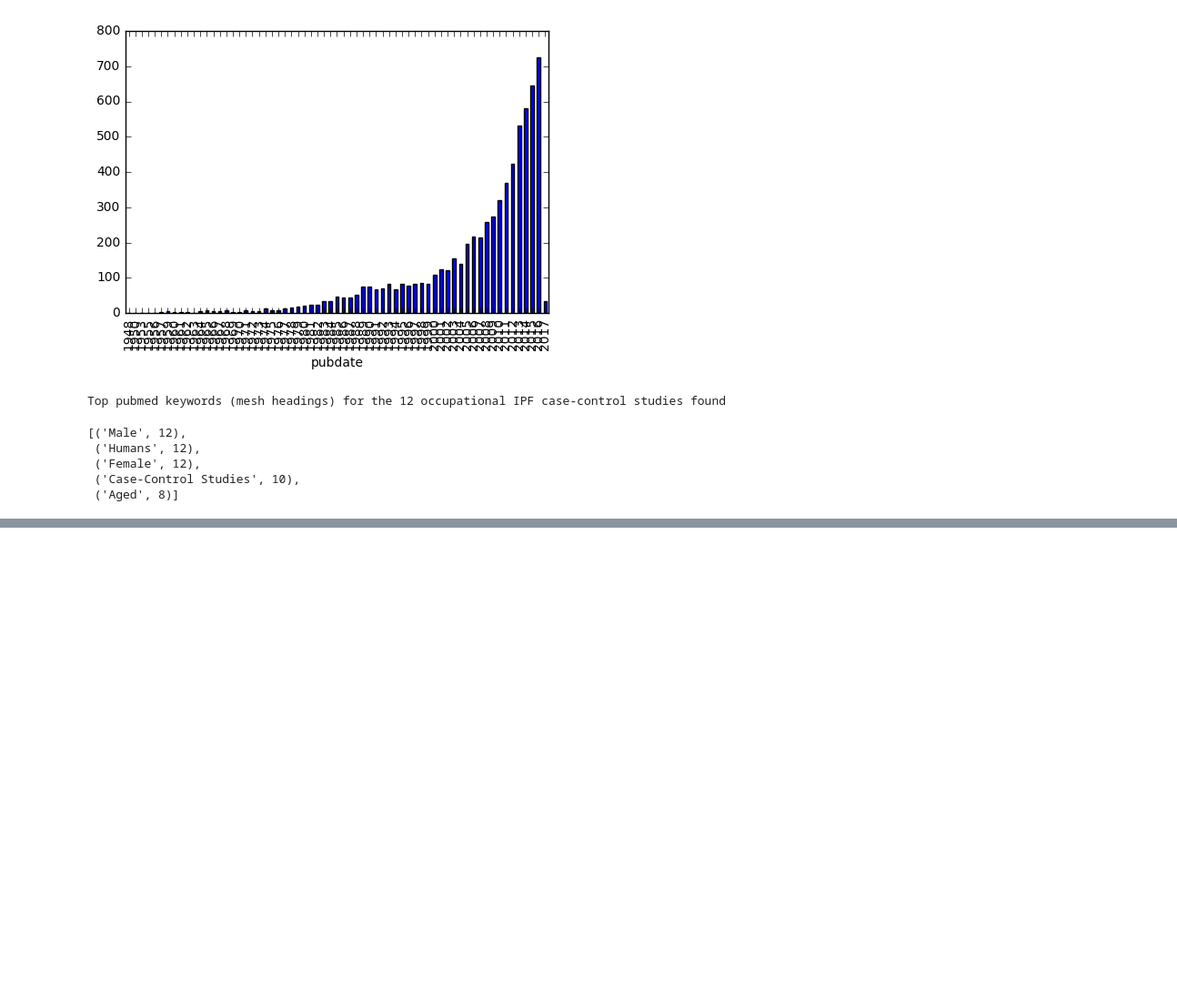
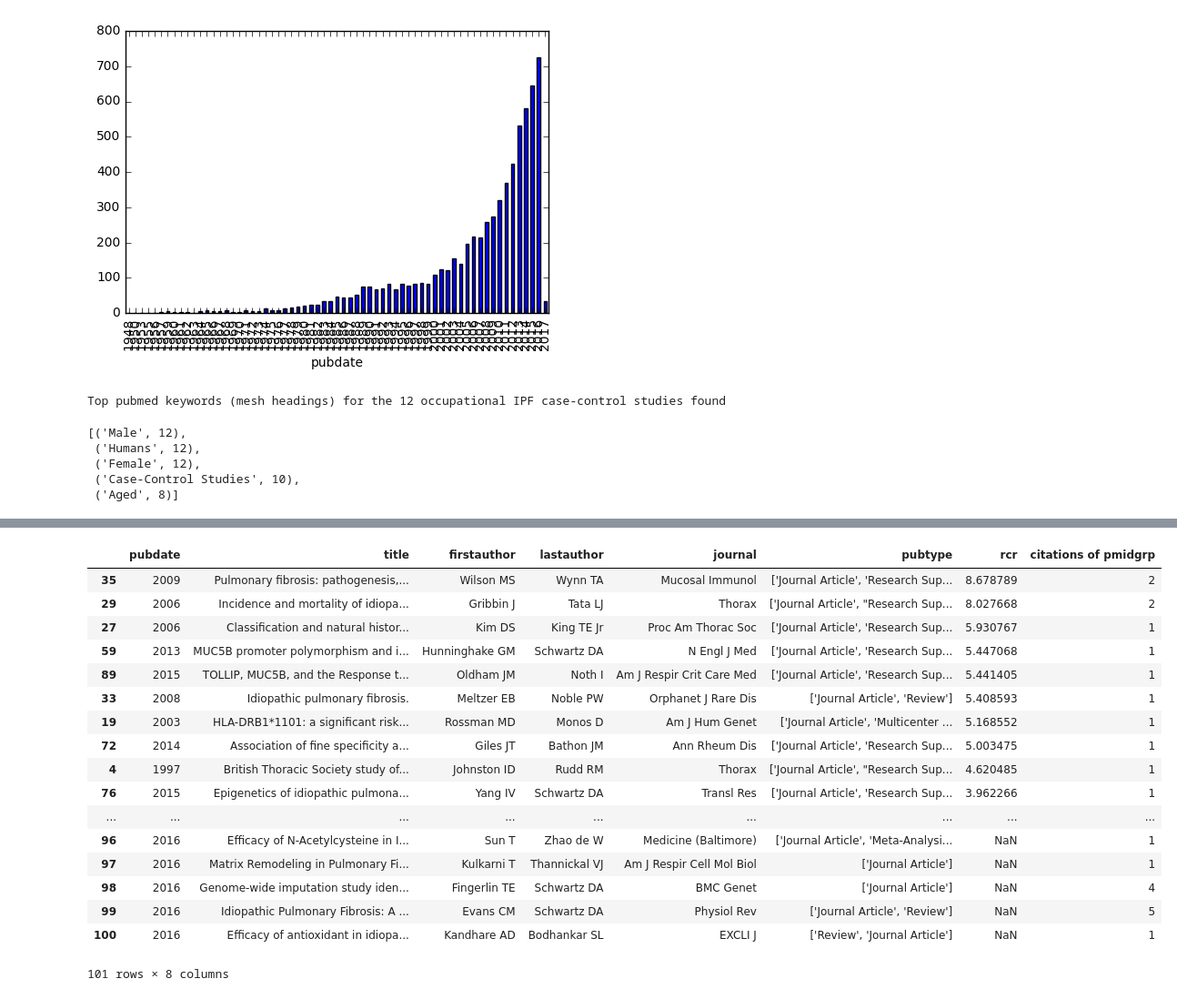
Before and after one commit to drcjar/litsearch, a Jupyter notebook: litsearch.ipynb, the cells around one changed output, grey strips where cells are left out. Shown at 91% size. Cells and saved outputs as stored; diff of their text form; code cells hidden in the pictures; blank space fills up the shorter version.

```diff
--- a/litsearch.ipynb
+++ b/litsearch.ipynb
@@ -576,0 +594,23 @@ Key : pubmed id : title author year : (n of citations)
+# %%
+# papers citing seed papers by rcr
+df = pd.read_csv('papers_citing_ipf_occupational_dust_case_control_studies.csv')
+df.sort_values('rcr', ascending=False)
+# %% [output]
+|  | pubdate | title | firstauthor | lastauthor | journal | pubtype | rcr | citations of pmidgrp |
+| 35 | 2009 | Pulmonary fibrosis: pathogenesis,... | Wilson MS | Wynn TA | Mucosal Immunol | ['Journal Article', 'Research Sup... | 8.678789 | 2 |
+| 29 | 2006 | Incidence and mortality of idiopa... | Gribbin J | Tata LJ | Thorax | ['Journal Article', "Research Sup... | 8.027668 | 2 |
+| 27 | 2006 | Classification and natural histor... | Kim DS | King TE Jr | Proc Am Thorac Soc | ['Journal Article', 'Research Sup... | 5.930767 | 1 |
+| 59 | 2013 | MUC5B promoter polymorphism and i... | Hunninghake GM | Schwartz DA | N Engl J Med | ['Journal Article', 'Research Sup... | 5.447068 | 1 |
+| 89 | 2015 | TOLLIP, MUC5B, and the Response t... | Oldham JM | Noth I | Am J Respir Crit Care Med | ['Journal Article', 'Research Sup... | 5.441405 | 1 |
+| 33 | 2008 | Idiopathic pulmonary fibrosis. | Meltzer EB | Noble PW | Orphanet J Rare Dis | ['Journal Article', 'Review'] | 5.408593 | 1 |
+| 19 | 2003 | HLA-DRB1*1101: a significant risk... | Rossman MD | Monos D | Am J Hum Genet | ['Journal Article', 'Multicenter ... | 5.168552 | 1 |
+| 72 | 2014 | Association of fine specificity a... | Giles JT | Bathon JM | Ann Rheum Dis | ['Journal Article', 'Research Sup... | 5.003475 | 1 |
+| 4 | 1997 | British Thoracic Society study of... | Johnston ID | Rudd RM | Thorax | ['Journal Article', "Research Sup... | 4.620485 | 1 |
+| 76 | 2015 | Epigenetics of idiopathic pulmona... | Yang IV | Schwartz DA | Transl Res | ['Journal Article', 'Research Sup... | 3.962266 | 1 |
+| ... | ... | ... | ... | ... | ... | ... | ... | ... |
+| 96 | 2016 | Efficacy of N-Acetylcysteine in I... | Sun T | Zhao de W | Medicine (Baltimore) | ['Journal Article', 'Meta-Analysi... | NaN | 1 |
+| 97 | 2016 | Matrix Remodeling in Pulmonary Fi... | Kulkarni T | Thannickal VJ | Am J Respir Cell Mol Biol | ['Journal Article'] | NaN | 1 |
+| 98 | 2016 | Genome-wide imputation study iden... | Fingerlin TE | Schwartz DA | BMC Genet | ['Journal Article'] | NaN | 4 |
+| 99 | 2016 | Idiopathic Pulmonary Fibrosis: A ... | Evans CM | Schwartz DA | Physiol Rev | ['Journal Article', 'Review'] | NaN | 5 |
+| 100 | 2016 | Efficacy of antioxidant in idiopa... | Kandhare AD | Bodhankar SL | EXCLI J | ['Review', 'Journal Article'] | NaN | 1 |
+101 rows × 8 columns
```
Also changed, not shown: parts of 25 cells of this notebook, 16 other files.
